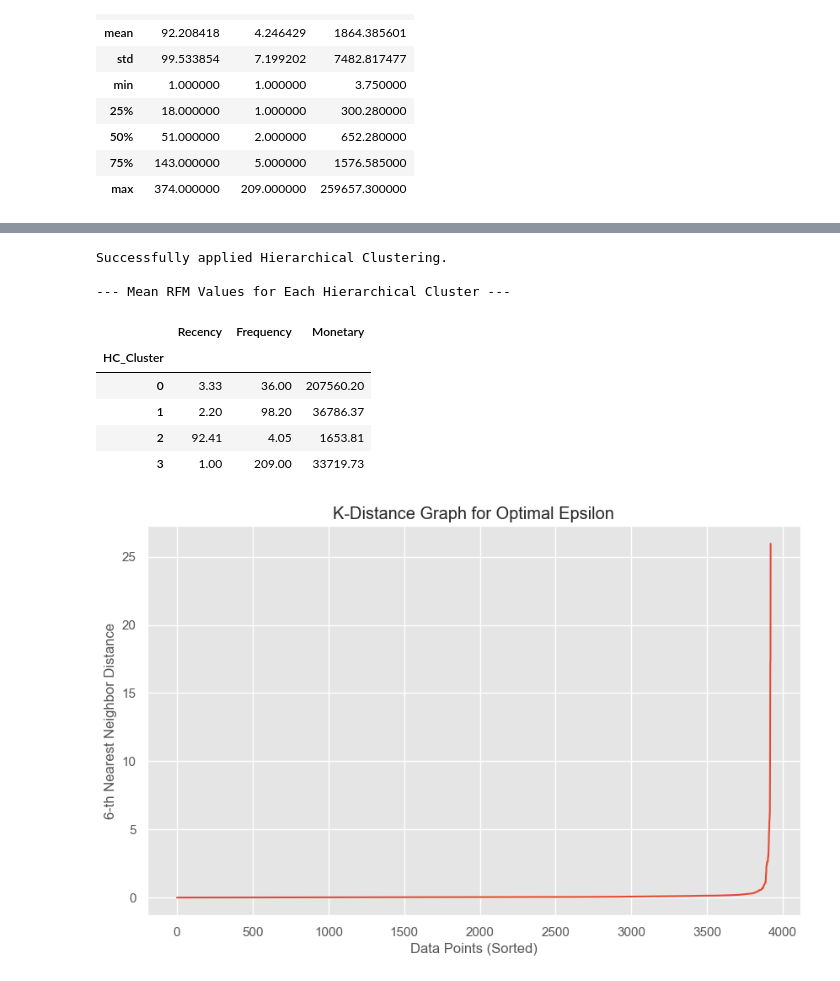
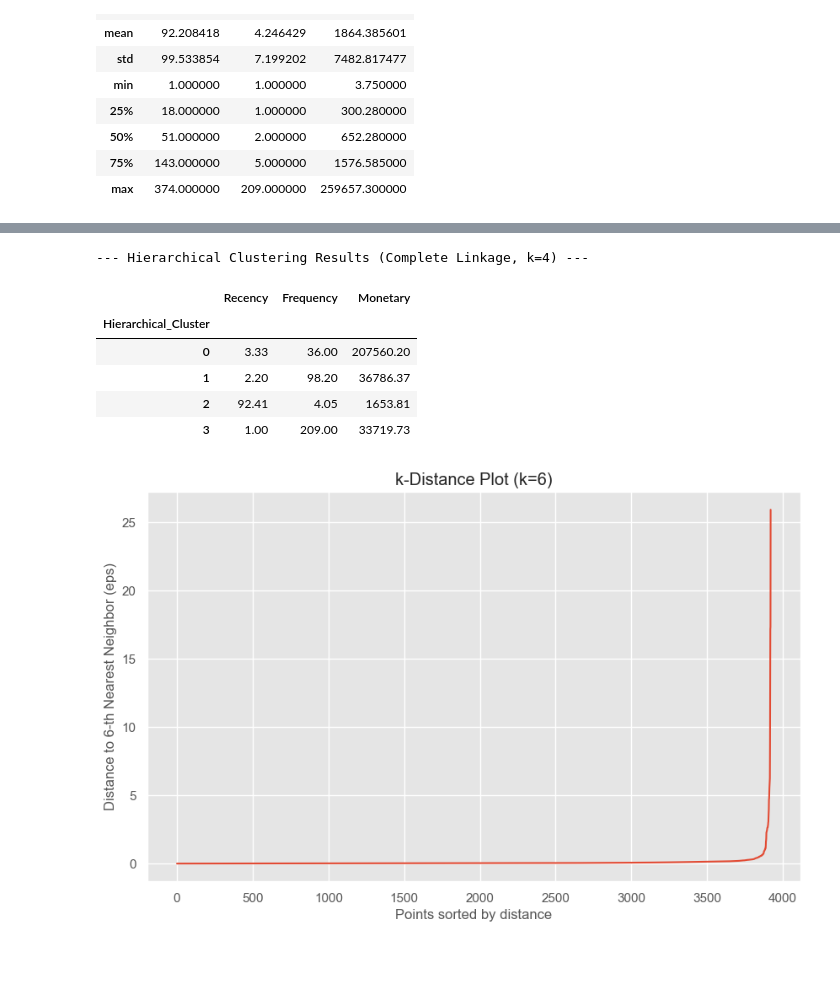
Before and after one commit to sehan-dissanayake/Clustering, a Jupyter notebook: customer_segmentation.ipynb, the cells around one changed output, grey strips where cells are left out. Cells and saved outputs as stored; diff of their text form; code cells hidden in the pictures.

```diff
--- a/customer_segmentation.ipynb
+++ b/customer_segmentation.ipynb
@@ -165,22 +180,19 @@ Data has been log-transformed and standardized.
 # %%
 from sklearn.cluster import KMeans
 
-# Calculate WCSS for a range of k values
+# Calculate WCSS for a range of number of clusters
 wcss = []
-k_range = range(1, 11)  # We will test k from 1 to 10
-
-for k in k_range:
+for k in range(1, 11):
     kmeans = KMeans(n_clusters=k, init='k-means++', random_state=42, n_init=10)
     kmeans.fit(rfm_scaled_df)
-    wcss.append(kmeans.inertia_) # inertia_ is the WCSS value
+    wcss.append(kmeans.inertia_)
 
 # Plot the Elbow Method graph
 plt.figure(figsize=(10, 6))
-plt.plot(k_range, wcss, marker='o', linestyle='--')
-plt.title('The Elbow Method for Optimal k')
+plt.plot(range(1, 11), wcss, marker='o', linestyle='--')
+plt.title('Elbow Method for Optimal k')
 plt.xlabel('Number of Clusters (k)')
 plt.ylabel('Within-Cluster Sum of Squares (WCSS)')
-plt.xticks(k_range)
-plt.grid(True)
+plt.xticks(range(1, 11))
 plt.show()
 # %% [output]
@@ -287,29 +299,27 @@ plt.show()
 from sklearn.cluster import AgglomerativeClustering
 
 # Initialize and fit the Agglomerative Clustering model
+# We choose 4 clusters based on the complete linkage dendrogram
 agg_cluster = AgglomerativeClustering(n_clusters=4, linkage='complete')
-hc_labels = agg_cluster.fit_predict(rfm_scaled_df)
+hierarchical_labels = agg_cluster.fit_predict(rfm_scaled_df)
 
-# Add the hierarchical cluster labels to our original rfm dataframe
-rfm['HC_Cluster'] = hc_labels
+# Add the hierarchical cluster labels to the RFM dataframe
+rfm_with_hierarchical = rfm.copy()
+rfm_with_hierarchical['Hierarchical_Cluster'] = hierarchical_labels
 
-print("Successfully applied Hierarchical Clustering.")
-
-# Calculate the mean RFM values for each cluster
-hc_cluster_analysis = rfm.groupby('HC_Cluster').agg({
+# Calculate the average RFM values for each cluster
+hierarchical_summary = rfm_with_hierarchical.groupby('Hierarchical_Cluster').agg({
     'Recency': 'mean',
     'Frequency': 'mean',
     'Monetary': 'mean'
 }).round(2)
 
-print("\n--- Mean RFM Values for Each Hierarchical Cluster ---")
-display(hc_cluster_analysis)
+print("--- Hierarchical Clustering Results (Complete Linkage, k=4) ---")
+display(hierarchical_summary)
 # %% [output]
-Successfully applied Hierarchical Clustering.
-
---- Mean RFM Values for Each Hierarchical Cluster ---
+--- Hierarchical Clustering Results (Complete Linkage, k=4) ---
 |  | Recency | Frequency | Monetary |
-| HC_Cluster |  |  |  |
+| Hierarchical_Cluster |  |  |  |
 | 0 | 3.33 | 36.00 | 207560.20 |
 | 1 | 2.20 | 98.20 | 36786.37 |
 | 2 | 92.41 | 4.05 | 1653.81 |
@@ -317,26 +327,26 @@ Successfully applied Hierarchical Clustering.
 # %%
 from sklearn.neighbors import NearestNeighbors
 
-# Calculate the distance from each point to its nearest neighbors
-# We set n_neighbors to our chosen min_samples value
+# We use min_samples = 6, which is 2 * number of features
 min_samples = 6
-neighbors = NearestNeighbors(n_neighbors=min_samples)
+k = min_samples
+
+# Calculate the distance to the k-th nearest neighbor for each point
+neighbors = NearestNeighbors(n_neighbors=k)
 neighbors_fit = neighbors.fit(rfm_scaled_df)
 distances, indices = neighbors_fit.kneighbors(rfm_scaled_df)
 
-# Sort the distances to the k-th neighbor (k = min_samples)
-k_distances = sorted(distances[:, min_samples-1])
-
-# Plot the k-distance graph
+# Sort the distances and plot
+sorted_distances = np.sort(distances[:, k-1])
 plt.figure(figsize=(10, 6))
-plt.plot(k_distances)
-plt.title('K-Distance Graph for Optimal Epsilon')
-plt.xlabel('Data Points (Sorted)')
-plt.ylabel(f'{min_samples}-th Nearest Neighbor Distance')
+plt.plot(sorted_distances)
+plt.title(f'k-Distance Plot (k={k})')
+plt.xlabel('Points sorted by distance')
+plt.ylabel(f'Distance to {k}-th Nearest Neighbor (eps)')
 plt.grid(True)
 plt.show()
 # %% [output]
-[figure, old version]
+[figure, new version]
 # %%
 from sklearn.cluster import DBSCAN
 
```
Also changed, not shown: parts of 11 cells of this notebook.
